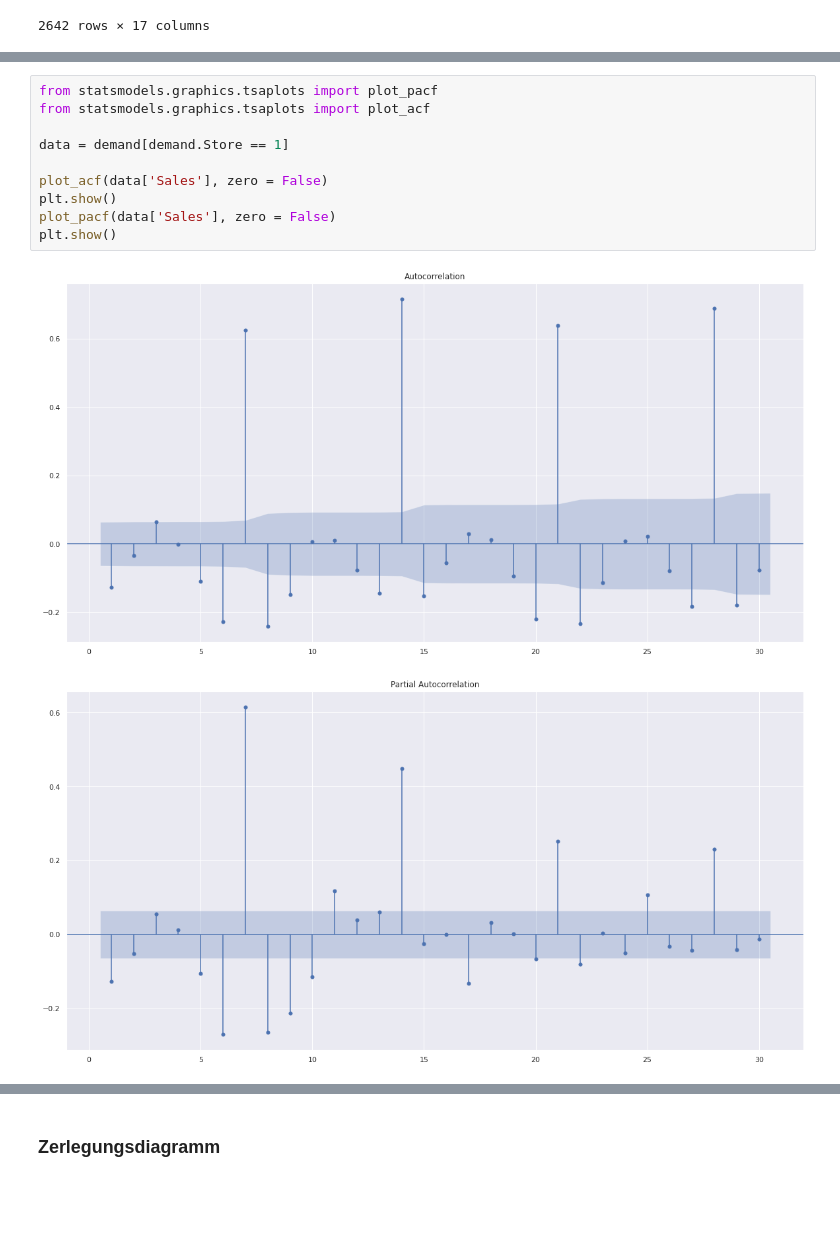
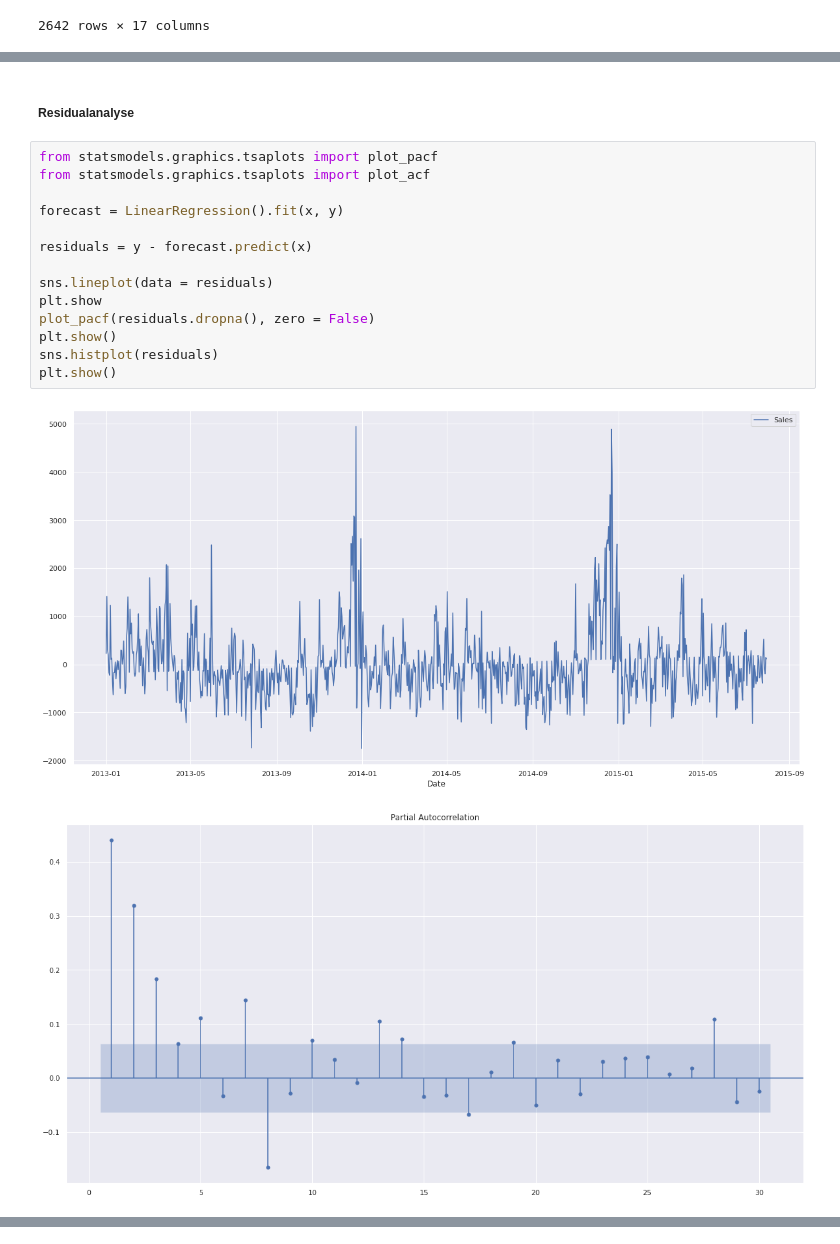
Before and after one commit to schemm/forecasting, a Jupyter notebook: RossmannStoreSales.ipynb, the cells around one changed output, grey strips where cells are left out. Saved outputs shown, nothing was run; the diff lists cells and outputs as text; blank space fills up the shorter version.

Commit message:
added linear regression for iteration 2

```diff
--- a/RossmannStoreSales.ipynb
+++ b/RossmannStoreSales.ipynb
@@ -146,13 +320,19 @@ _ = g.set_xticks(pd.date_range(start = data.index.min(), end = data.index.max(),
+# %% [markdown]
+##### Residualanalyse
 # %%
 from statsmodels.graphics.tsaplots import plot_pacf
 from statsmodels.graphics.tsaplots import plot_acf
 
-data = demand[demand.Store == 1]
+forecast = LinearRegression().fit(x, y)
 
-plot_acf(data['Sales'], zero = False)
+residuals = y - forecast.predict(x)
+
+sns.lineplot(data = residuals)
+plt.show
+plot_pacf(residuals.dropna(), zero = False)
 plt.show()
-plot_pacf(data['Sales'], zero = False)
+sns.histplot(residuals)
 plt.show()
 # %% [output]
-[figure, old version]
+[figure, new version]
-[figure, old version]
+[figure, new version]
@@ -159,2 +339,0 @@ plt.show()
-# %% [markdown]
-### Zerlegungsdiagramm
```
Also changed, not shown: parts of 31 cells of this notebook.
